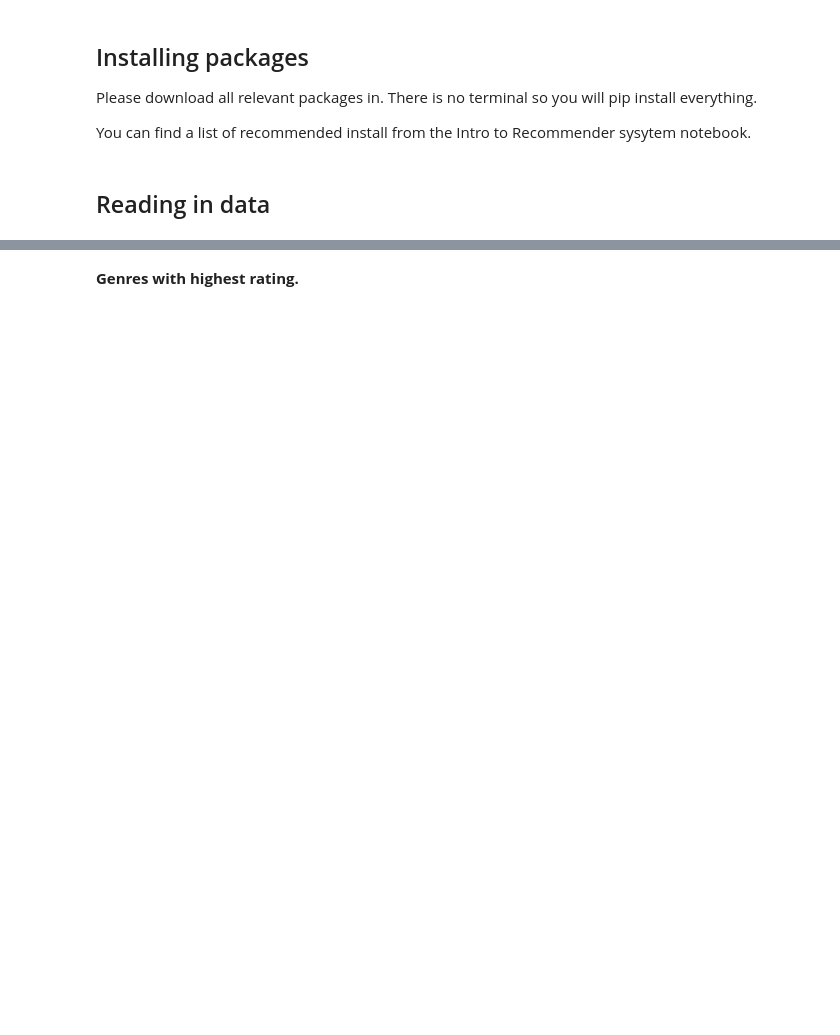
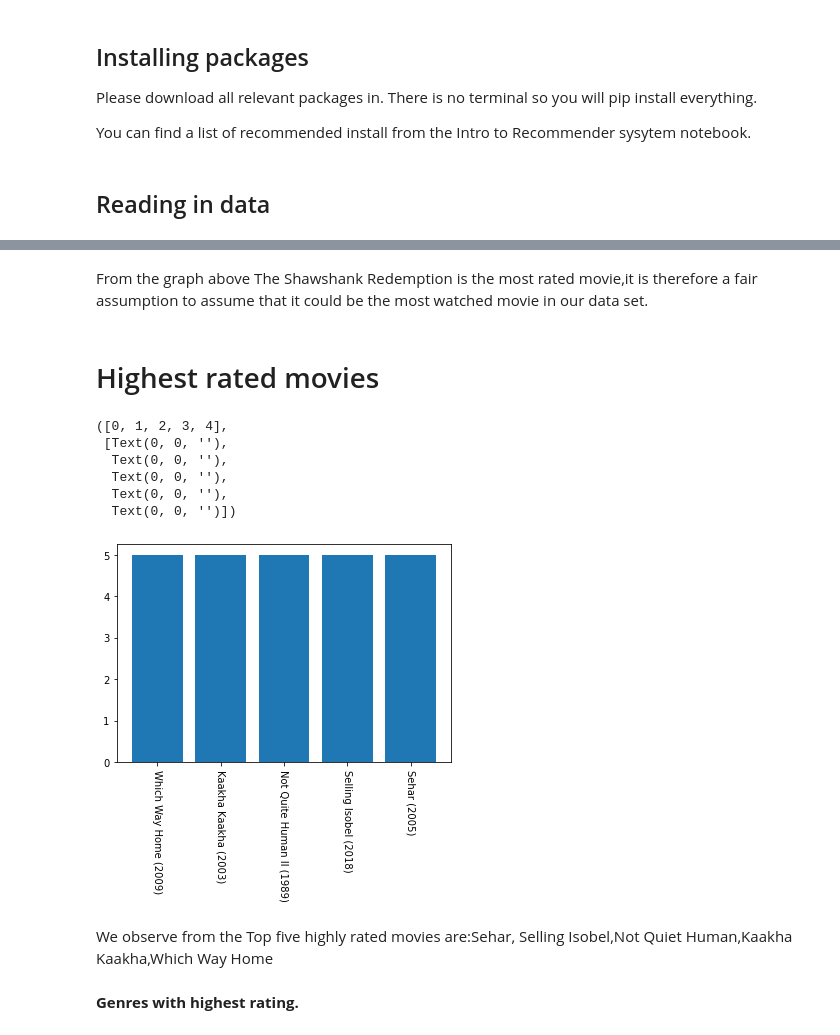
Before and after one commit to kmoketo-dev/Unsurpervised-Learning-Predict, a Jupyter notebook: unsupervised-movie-recommendation-zm6.ipynb, the cells around one changed output, grey strips where cells are left out. Cells and saved outputs as stored; diff of their text form; code cells hidden in the pictures; blank space fills up the shorter version.

```diff
--- a/unsupervised-movie-recommendation-zm6.ipynb
+++ b/unsupervised-movie-recommendation-zm6.ipynb
@@ -196,3 +321,21 @@ movies_df.head()
+# %% [markdown]
+From the graph above  The Shawshank Redemption is the most rated movie,it is therefore a fair assumption to assume that it could be the most watched movie in our data set.
+# %% [markdown]
+# Highest rated movies
+# %%
+highest_rated=ratings_df.drop(["movieId"],axis=1).groupby('title').mean().sort_values(['rating'], ascending=False)
+plt.bar(list(highest_rated[:5].index),list(highest_rated['rating'][:5]))
+plt.xticks(rotation=-90)
+# %% [output]
+([0, 1, 2, 3, 4],
+ [Text(0, 0, ''),
+  Text(0, 0, ''),
+  Text(0, 0, ''),
+  Text(0, 0, ''),
+  Text(0, 0, '')])
+[figure, added]
+# %% [markdown]
+We observe from the Top five highly rated movies are:Sehar, Selling Isobel,Not Quiet Human,Kaakha Kaakha,Which Way Home
 # %% [markdown]
 **Genres with highest rating.**
 # %%
```
Also changed, not shown: parts of 100 cells of this notebook.
